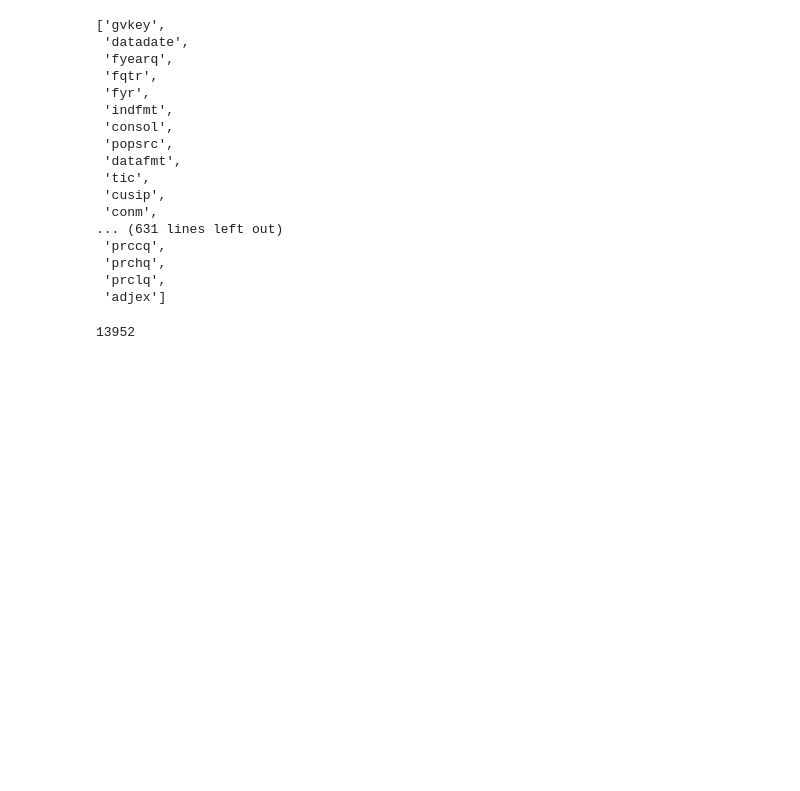
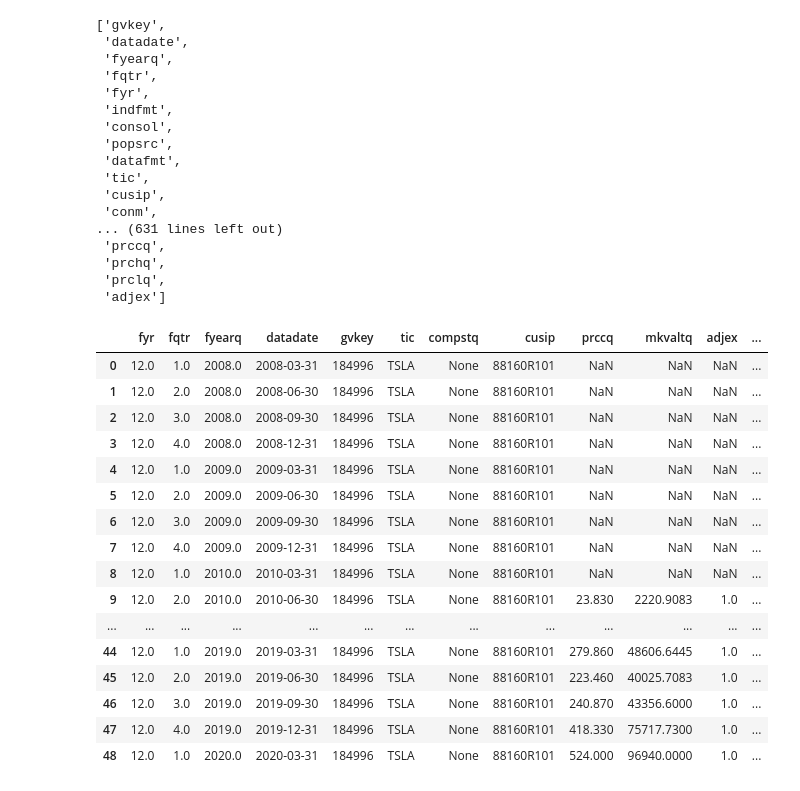
Before and after one commit to jhirschibar/ML_Options_trading, a Jupyter notebook: CRSP_exp_and_pulls.ipynb, the cells around one changed output. Saved outputs shown, nothing was run; the diff lists cells and outputs as text; code cells hidden in the pictures; blank space fills up the shorter version.

```diff
--- a/CRSP_exp_and_pulls.ipynb
+++ b/CRSP_exp_and_pulls.ipynb
@@ -281,7 +267,23 @@ Approximately 1817440 rows in comp.fundq.
  'prchq',
  'prclq',
  'adjex']
-# %%
-4455+1458+5806+2233
-# %% [output]
-13952
+# %%
+db.raw_sql('''select fyr, fqtr, fyearq, datadate, gvkey, tic, compstq, cusip, prccq, mkvaltq, adjex, rdq, saley from comp.fundq where tic = 'TSLA' ''')
+# %% [output]
+|  | fyr | fqtr | fyearq | datadate | gvkey | tic | compstq | cusip | prccq | mkvaltq | adjex | ... |
+| 0 | 12.0 | 1.0 | 2008.0 | 2008-03-31 | 184996 | TSLA | None | 88160R101 | NaN | NaN | NaN | ... |
+| 1 | 12.0 | 2.0 | 2008.0 | 2008-06-30 | 184996 | TSLA | None | 88160R101 | NaN | NaN | NaN | ... |
+| 2 | 12.0 | 3.0 | 2008.0 | 2008-09-30 | 184996 | TSLA | None | 88160R101 | NaN | NaN | NaN | ... |
+| 3 | 12.0 | 4.0 | 2008.0 | 2008-12-31 | 184996 | TSLA | None | 88160R101 | NaN | NaN | NaN | ... |
+| 4 | 12.0 | 1.0 | 2009.0 | 2009-03-31 | 184996 | TSLA | None | 88160R101 | NaN | NaN | NaN | ... |
+| 5 | 12.0 | 2.0 | 2009.0 | 2009-06-30 | 184996 | TSLA | None | 88160R101 | NaN | NaN | NaN | ... |
+| 6 | 12.0 | 3.0 | 2009.0 | 2009-09-30 | 184996 | TSLA | None | 88160R101 | NaN | NaN | NaN | ... |
+| 7 | 12.0 | 4.0 | 2009.0 | 2009-12-31 | 184996 | TSLA | None | 88160R101 | NaN | NaN | NaN | ... |
+| 8 | 12.0 | 1.0 | 2010.0 | 2010-03-31 | 184996 | TSLA | None | 88160R101 | NaN | NaN | NaN | ... |
+| 9 | 12.0 | 2.0 | 2010.0 | 2010-06-30 | 184996 | TSLA | None | 88160R101 | 23.830 | 2220.9083 | 1.0 | ... |
+| ... | ... | ... | ... | ... | ... | ... | ... | ... | ... | ... | ... | ... |
+| 44 | 12.0 | 1.0 | 2019.0 | 2019-03-31 | 184996 | TSLA | None | 88160R101 | 279.860 | 48606.6445 | 1.0 | ... |
+| 45 | 12.0 | 2.0 | 2019.0 | 2019-06-30 | 184996 | TSLA | None | 88160R101 | 223.460 | 40025.7083 | 1.0 | ... |
+| 46 | 12.0 | 3.0 | 2019.0 | 2019-09-30 | 184996 | TSLA | None | 88160R101 | 240.870 | 43356.6000 | 1.0 | ... |
+| 47 | 12.0 | 4.0 | 2019.0 | 2019-12-31 | 184996 | TSLA | None | 88160R101 | 418.330 | 75717.7300 | 1.0 | ... |
+| 48 | 12.0 | 1.0 | 2020.0 | 2020-03-31 | 184996 | TSLA | None | 88160R101 | 524.000 | 96940.0000 | 1.0 | ... |
```
Also changed, not shown: parts of 15 cells of this notebook.
